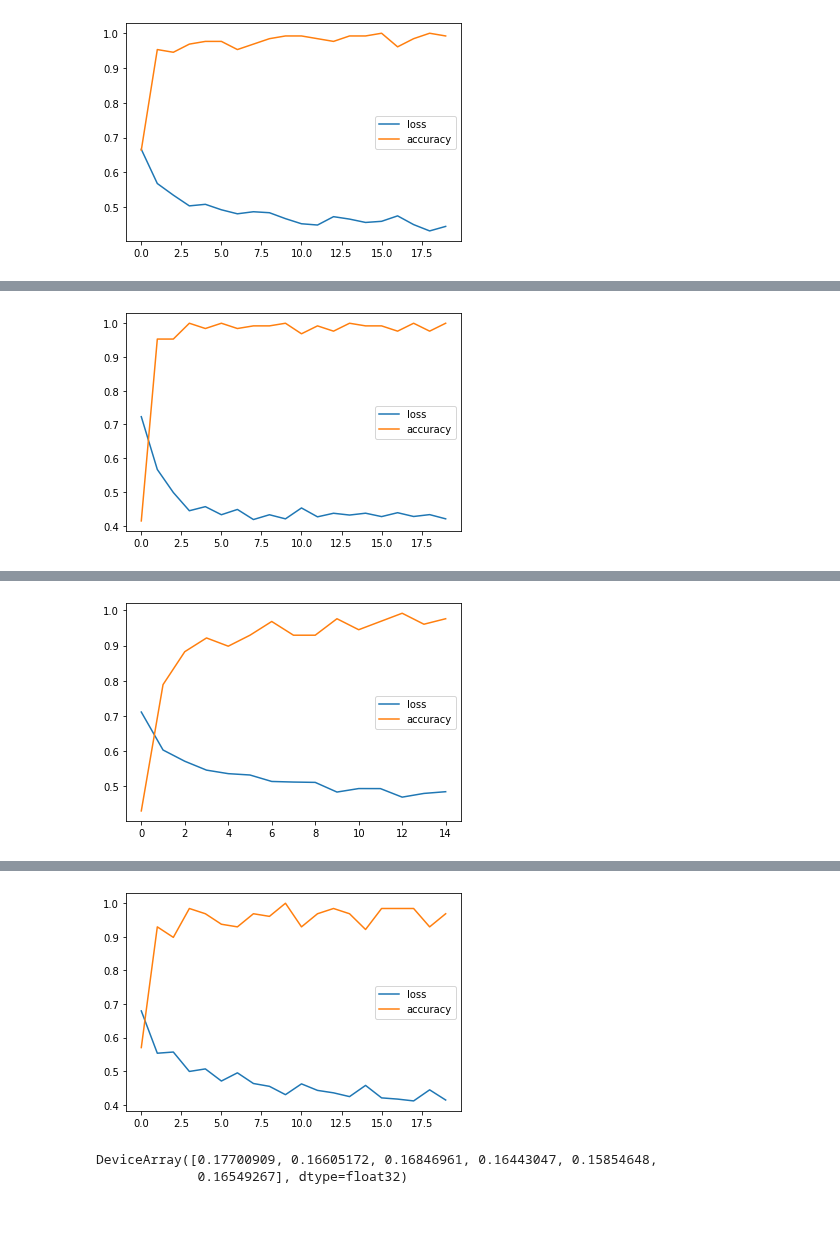
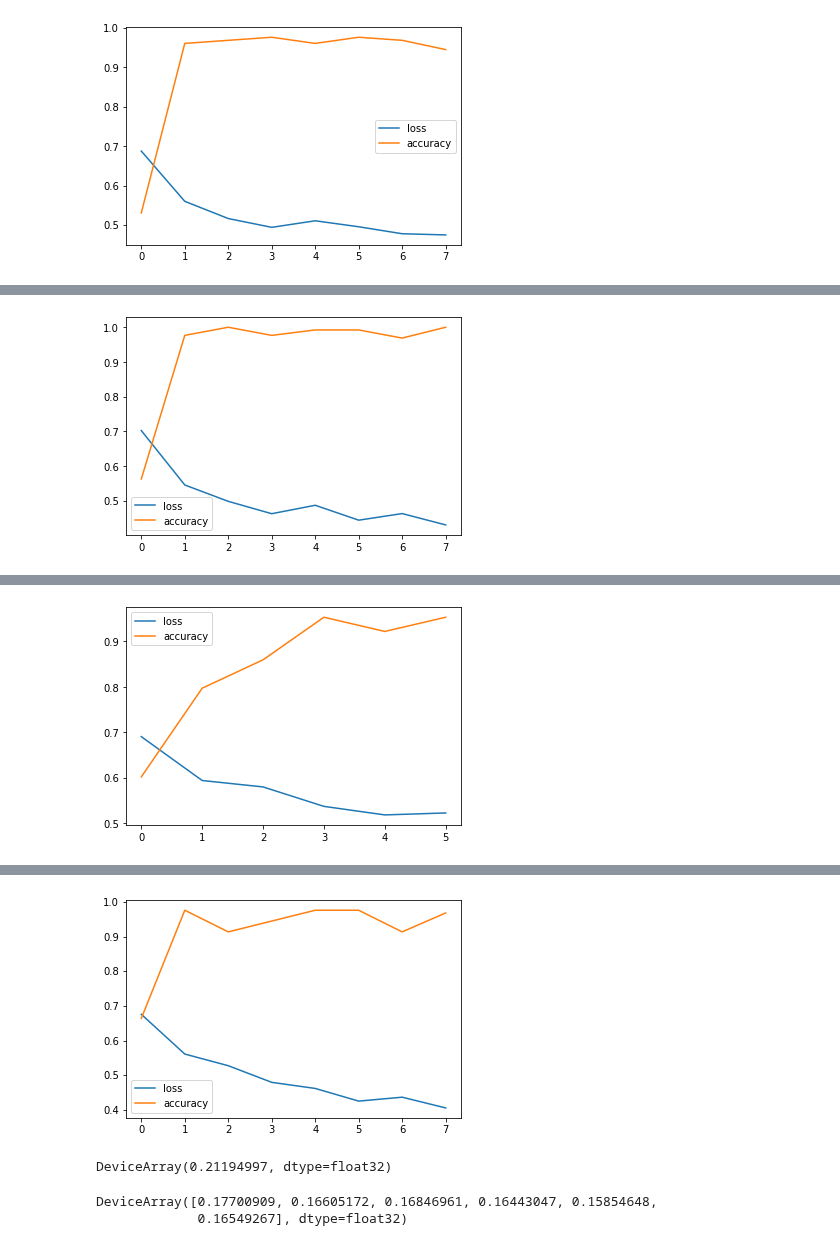
Before and after one commit to haimengzhao/quantum-fed-infer, a Jupyter notebook: test.ipynb, the cells around one changed output, grey strips where cells are left out. Cells and saved outputs as stored; diff of their text form; code cells hidden in the pictures; blank space fills up the shorter version.

Commit message:
density estimator too weak

```diff
--- a/test.ipynb
+++ b/test.ipynb
@@ -7,6 +7,7 @@ import matplotlib.pyplot as plt
 from tqdm.notebook import tqdm
 # %%
 n = 8
+n_node = 6
 # %%
 K = tc.set_backend('jax')
 # %%
@@ -51,7 +52,7 @@ compute_loss = K.vectorized_value_and_grad(loss, vectorized_argnums=[1, 2])
 compute_accuracy = K.vmap(accuracy, vectorized_argnums=[1, 2])
 # %%
 params_list = []
-for node in tqdm(range(6)):
+for node in tqdm(range(n_node)):
     x_train_node, y_train_node = filter_pair(x_train, y_train, 0, node + 1)
     x_train_small = tf.image.resize(x_train_node[..., tf.newaxis], (int(2**(n/2)), int(2**(n/2)))).numpy()[..., 0].reshape(-1, 2**n)
     x_train_small = x_train_small / jnp.sqrt(jnp.sum(x_train_small**2, axis=-1, keepdims=True))
@@ -63,7 +64,7 @@ for node in tqdm(range(6)):
 
     loss_list = []
     acc_list = []
-    for e in tqdm(range(5)):
+    for e in tqdm(range(2)):
         for i, (x, y) in enumerate(data):
             x = x.numpy()
             y = y.numpy()
@@ -149 +115 @@ epoch 4, 90/95: loss=0.4448, acc=0.9922
-[figure, old version]
+[figure, new version]
@@ -170 +124 @@ epoch 4, 90/92: loss=0.4203, acc=1.0000
-[figure, old version]
+[figure, new version]
@@ -186 +131 @@ epoch 4, 60/89: loss=0.4844, acc=0.9766
-[figure, old version]
+[figure, new version]
@@ -207,4 +140,4 @@ epoch 4, 90/93: loss=0.4143, acc=0.9688
-[figure, old version]
+[figure, new version]
 # %%
 def pred(params, x, y, k):
     c = tc.Circuit(n, inputs=x)
@@ -229,6 +162,10 @@ for node in tqdm(range(6)):
     p_node.append(len(x_train_small))
 density_est_list = jnp.stack(density_est_list, axis=0)
 p_node = jnp.stack(p_node, axis=0) / jnp.sum(jnp.array(p_node))
+# %%
+jnp.trace(density_est_list[0]@density_est_list[1])
+# %% [output]
+DeviceArray(0.21194997, dtype=float32)
 # %%
 p_node
 # %% [output]
```
Also changed, not shown: parts of 6 cells of this notebook.
